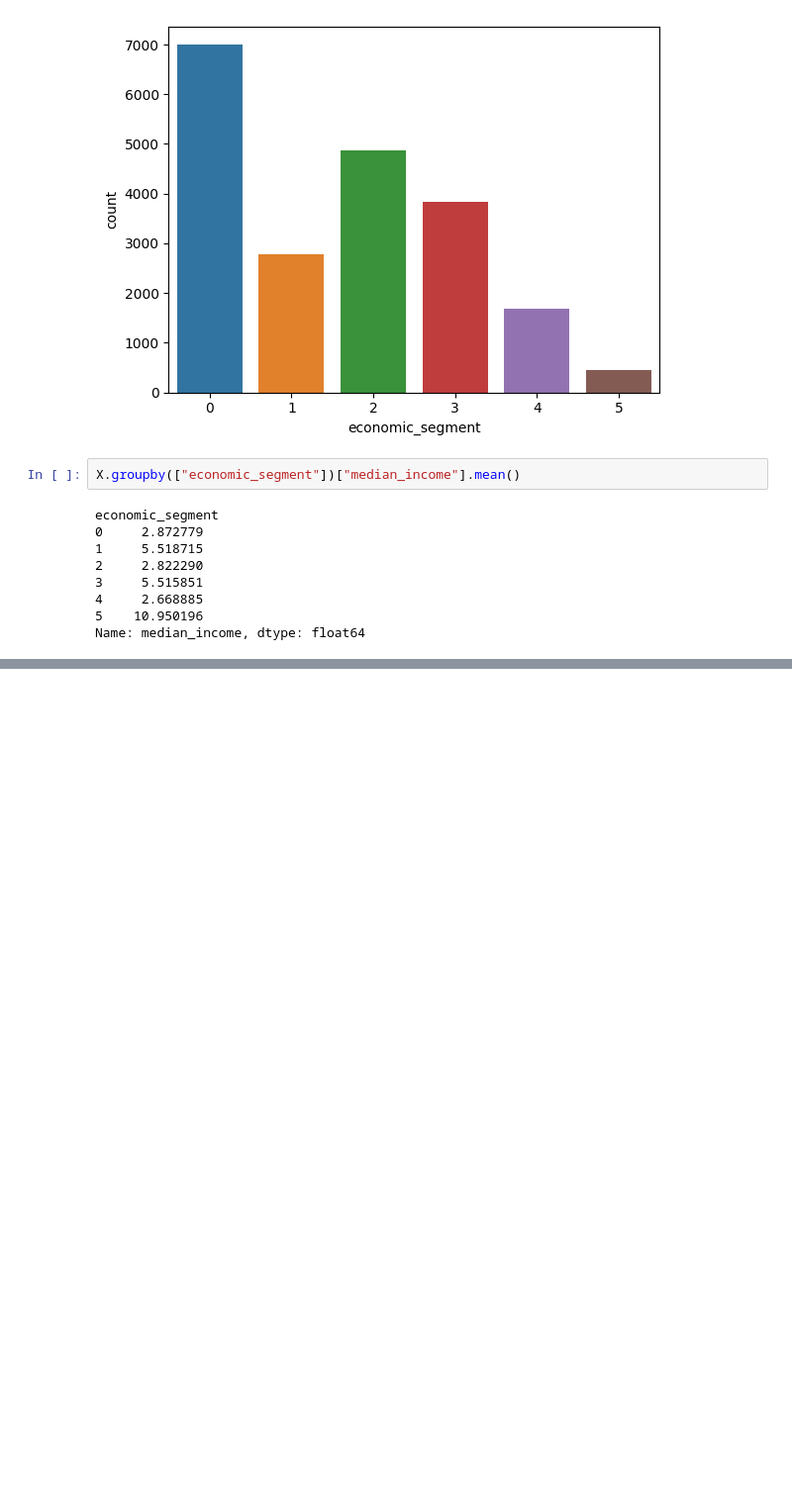
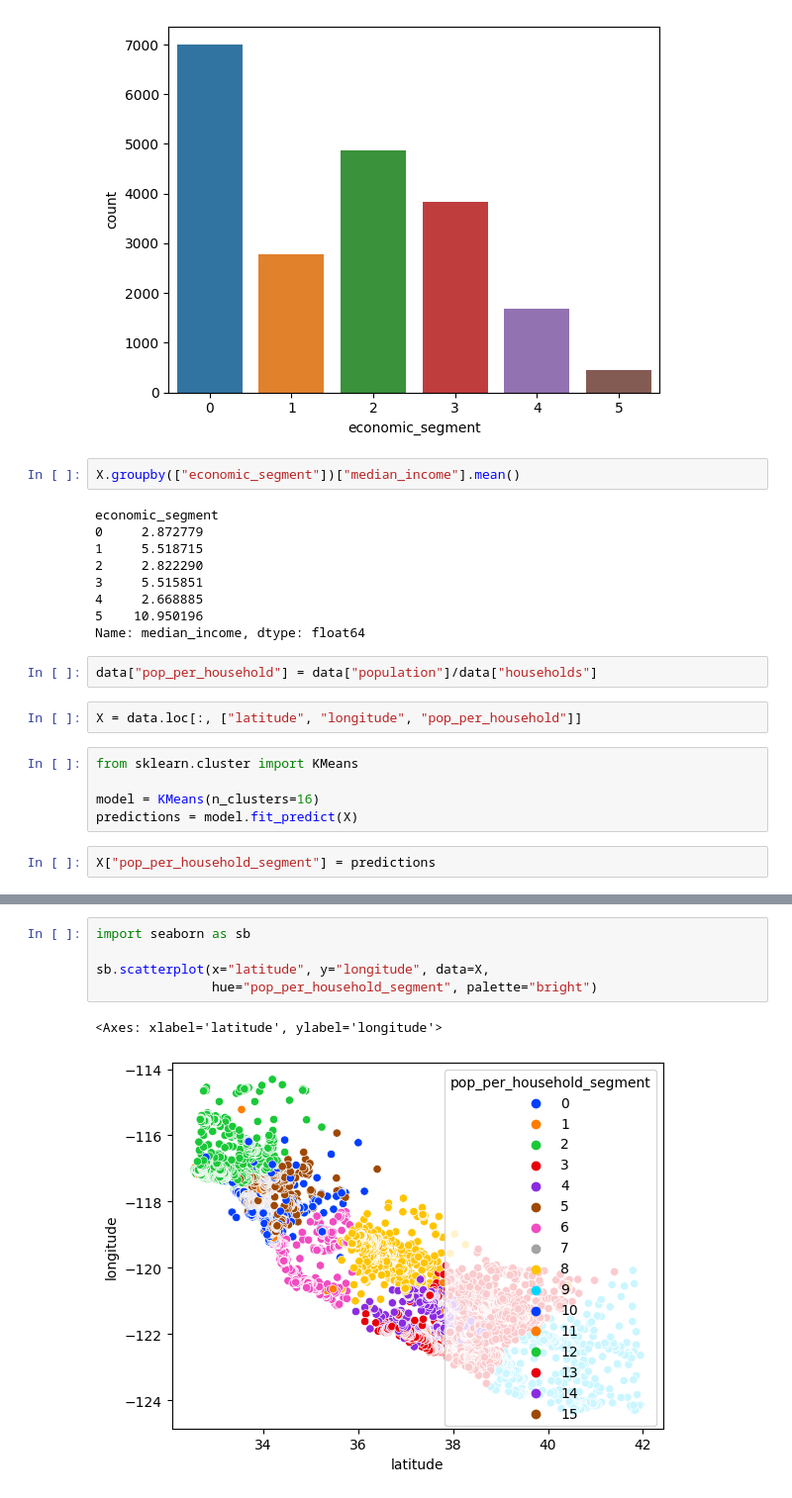
Before and after one commit to yamil-abraham/california-housing-prices-analyzing-dataset, a Jupyter notebook: California_Housing_Prices_Analyzing_Dataset_with_K_Means.ipynb, the cells around one changed output, grey strips where cells are left out. Shown at 99% size. Drawn from its saved outputs; the diff is of its cells as text; blank space fills up the shorter version.

```diff
--- a/California_Housing_Prices_Analyzing_Dataset_with_K_Means.ipynb
+++ b/California_Housing_Prices_Analyzing_Dataset_with_K_Means.ipynb
@@ -104,3 +104,14 @@ economic_segment
 4     2.668885
 5    10.950196
 Name: median_income, dtype: float64
+# %%
+data["pop_per_household"] = data["population"]/data["households"]
+# %%
+X = data.loc[:, ["latitude", "longitude", "pop_per_household"]]
+# %%
+from sklearn.cluster import KMeans
+
+model = KMeans(n_clusters=16)
+predictions = model.fit_predict(X)
+# %%
+X["pop_per_household_segment"] = predictions
@@ -106,0 +154,8 @@ Name: median_income, dtype: float64
+# %%
+import seaborn as sb
+
+sb.scatterplot(x="latitude", y="longitude", data=X,
+               hue="pop_per_household_segment", palette="bright")
+# %% [output]
+<Axes: xlabel='latitude', ylabel='longitude'>
+[figure, added]
```
Also changed, not shown: parts of 5 cells of this notebook.
